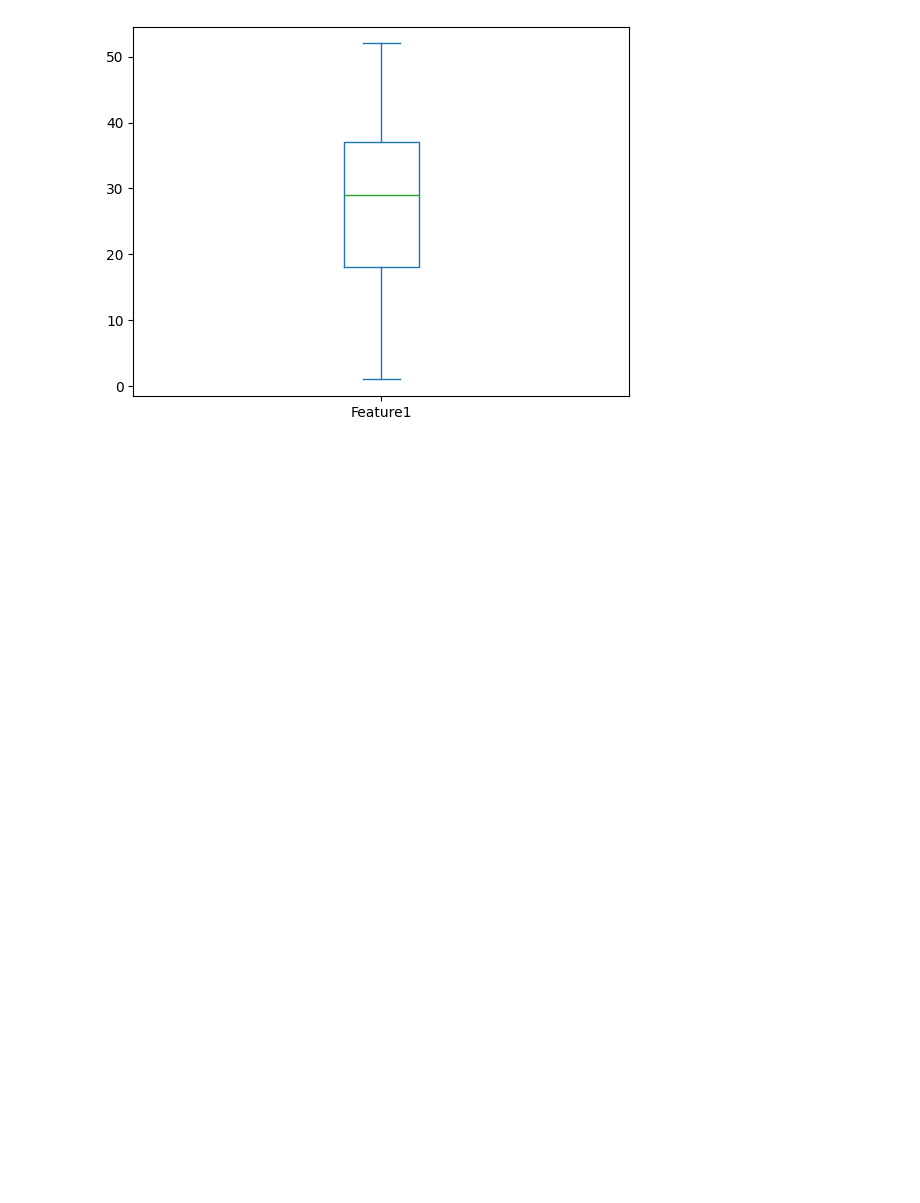
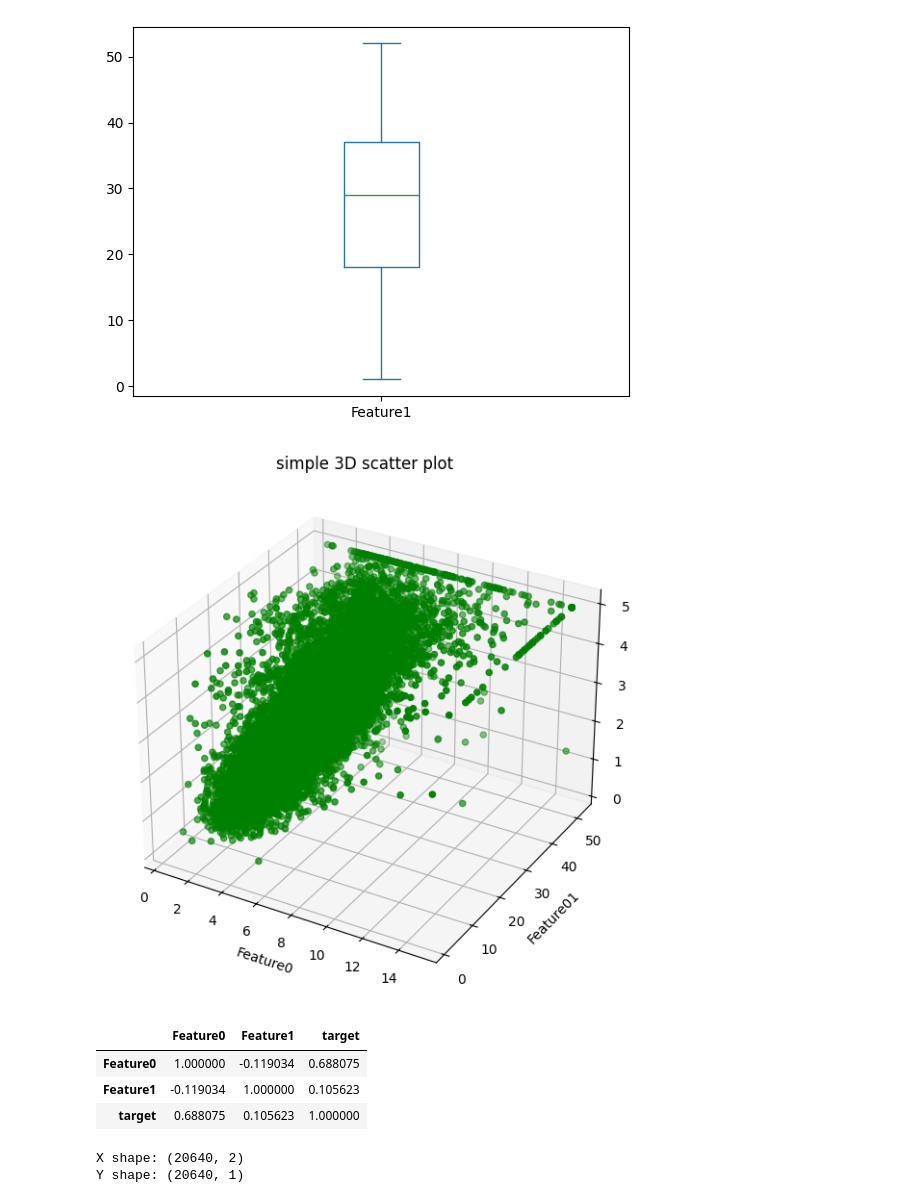
Before and after one commit to PrajwalLuitel/lambton_college_assessments, a Jupyter notebook: python_v2/class_practice/practice9.ipynb, the cells around one changed output. Saved outputs shown, nothing was run; the diff lists cells and outputs as text; code cells hidden in the pictures; blank space fills up the shorter version.

```diff
--- a/python_v2/class_practice/practice9.ipynb
+++ b/python_v2/class_practice/practice9.ipynb
@@ -94,3 +94,34 @@ df["Feature1"].plot(kind="box")
 # %% [output]
 <Axes: >
 [figure]
+# %%
+from mpl_toolkits import mplot3d
+import matplotlib.pyplot as plt
+
+fig = plt.figure(figsize = (10, 7))
+ax = plt.axes(projection ="3d")
+
+ax.scatter3D(df["Feature0"], df["Feature1"], df["target"], color = "green")
+ax.set_xlabel("Feature0")
+ax.set_ylabel("Feature01")
+ax.set_zlabel("target")
+plt.title("simple 3D scatter plot")
+
+plt.show()
+# %% [output]
+[figure, added]
+# %%
+df.corr('pearson')
+# %% [output]
+|  | Feature0 | Feature1 | target |
+| Feature0 | 1.000000 | -0.119034 | 0.688075 |
+| Feature1 | -0.119034 | 1.000000 | 0.105623 |
+| target | 0.688075 | 0.105623 | 1.000000 |
+# %%
+x = df[["Feature0","Feature1"]]
+y = df[["target"]]
+print(f"X shape: {x.shape}")
+print(f"Y shape: {y.shape}")
+# %% [output]
+X shape: (20640, 2)
+Y shape: (20640, 1)
```
Also changed, not shown: parts of 12 cells of this notebook.
